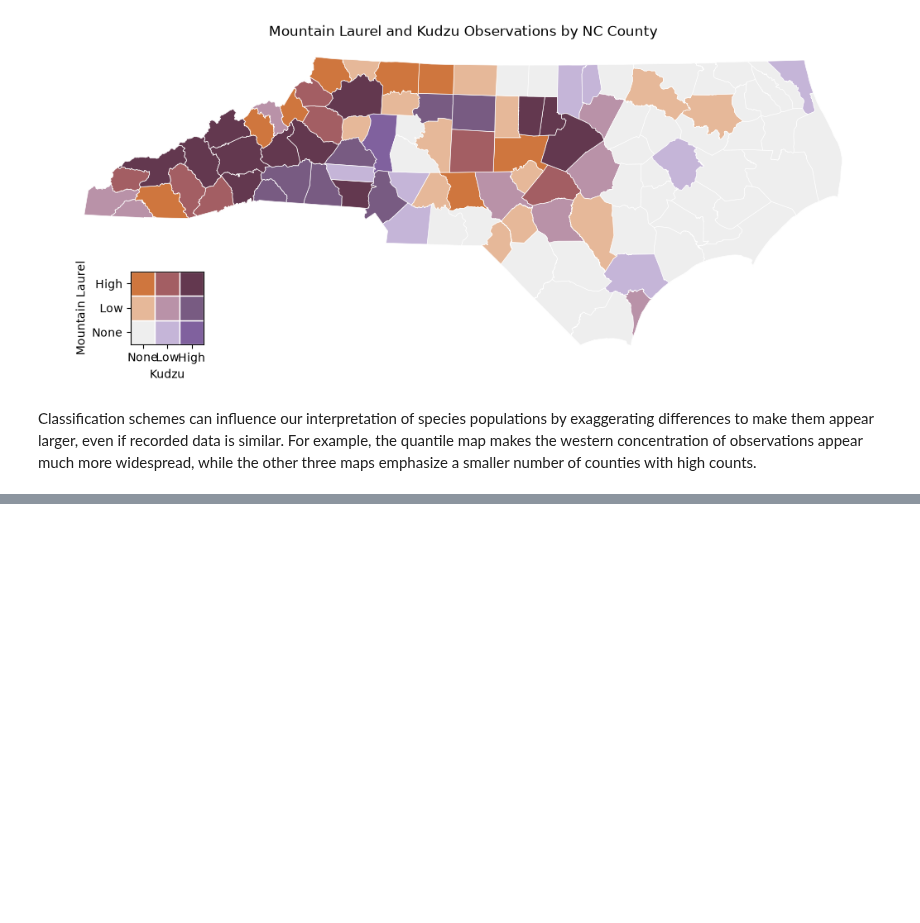
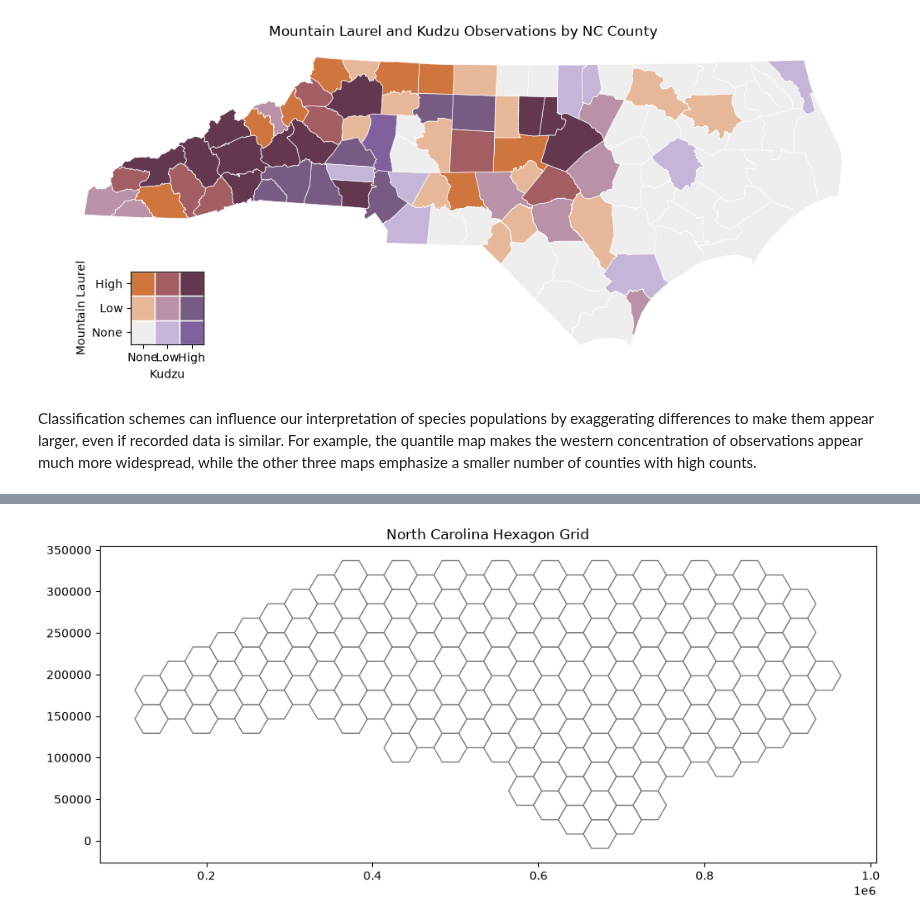
Before and after one commit to carodeg/geog592-carodeg, a Jupyter notebook: homework/week09/matplotcartography.ipynb, the cells around one changed output, grey strips where cells are left out. Cells and saved outputs as stored; diff of their text form; code cells hidden in the pictures; blank space fills up the shorter version.

```diff
--- a/homework/week09/matplotcartography.ipynb
+++ b/homework/week09/matplotcartography.ipynb
@@ -364,0 +448,64 @@ Classification schemes can influence our interpretation of species populations b
+# %%
+#create a hexagonal grid over NC counties
+import numpy as np
+from shapely.geometry import Polygon
+
+# Set geographic boundaries and points
+states = nc_counties
+points = points_by_county.copy()
+
+# Hexagon radius in meters
+radius = 20000
+
+xmin, ymin, xmax, ymax = states.total_bounds
+hexagons = []
+
+for column, x in enumerate(
+    np.arange(xmin - radius, xmax + 2 * radius, 1.5 * radius)
+):
+    for y in np.arange(
+        ymin - radius, ymax + 2 * radius,
+        np.sqrt(3) * radius
+    ):
+
+        # Offset alternating columns
+        center_y = (
+            y + (column % 2) * np.sqrt(3) * radius / 2
+        )
+
+        angles = np.arange(6) * np.pi / 3
+
+        hexagons.append(
+            Polygon([
+                (
+                    x + radius * np.cos(angle),
+                    center_y + radius * np.sin(angle)
+                )
+                for angle in angles
+            ])
+        )
+
+# Create GeoDataFrame
+grid = gpd.GeoDataFrame(
+    {"hex_id": range(len(hexagons))},
+    geometry=hexagons,
+    crs=states.crs
+)
+
+# Keep hexagons that intersect NC
+region = states.geometry.union_all()
+
+grid = grid.loc[
+    grid.intersects(region)
+].copy()
+
+grid.plot(
+    edgecolor="gray",
+    facecolor="white",
+    figsize=(12, 7)
+)
+
+plt.title("North Carolina Hexagon Grid")
+plt.show()
+# %% [output]
+[figure, added]
```
Also changed, not shown: parts of 8 cells of this notebook.
